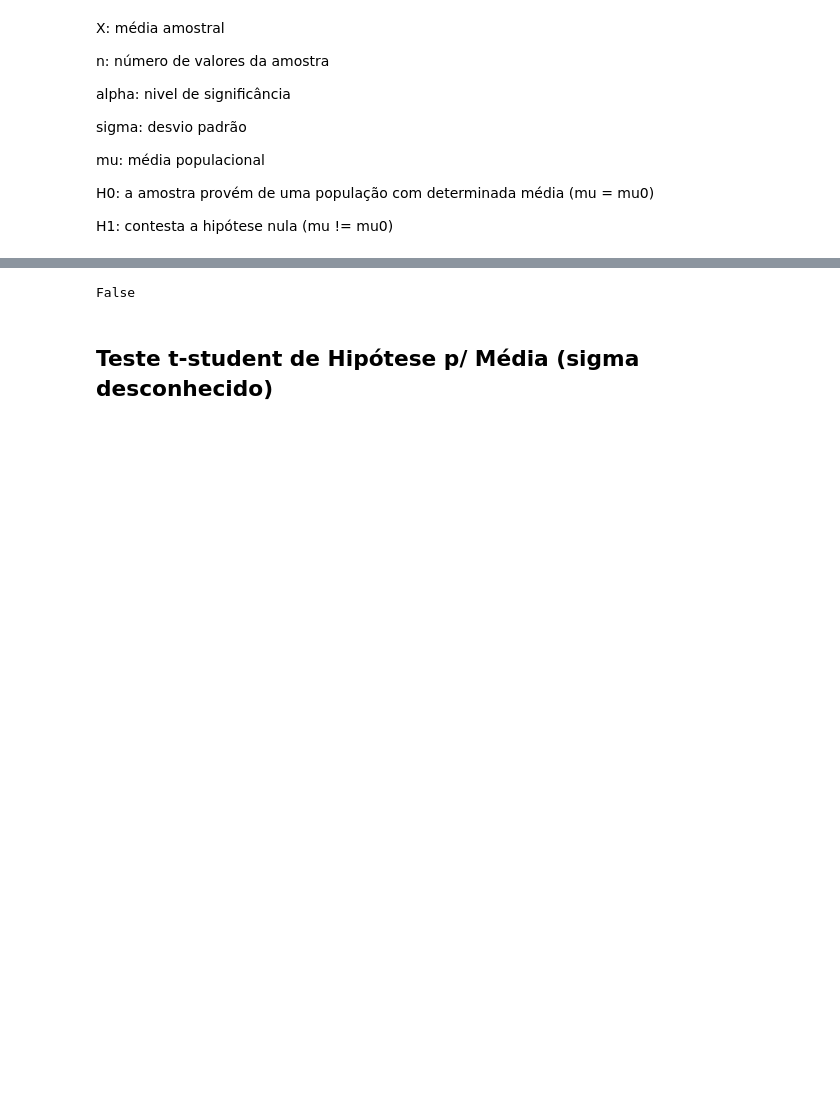
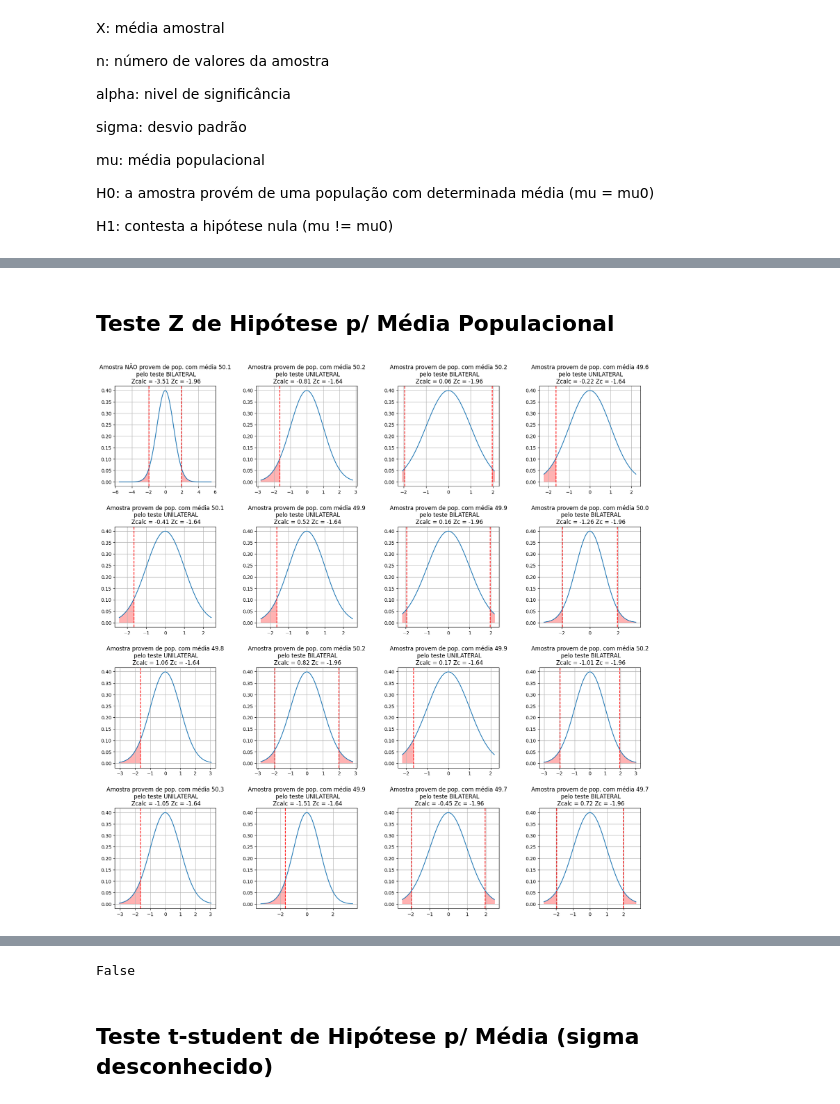
Before and after one commit to erlonL/testes-inferencia, a Jupyter notebook: Zscore.ipynb, the cells around one changed output, grey strips where cells are left out. Cells and saved outputs as stored; diff of their text form; code cells hidden in the pictures; blank space fills up the shorter version.

```diff
--- a/Zscore.ipynb
+++ b/Zscore.ipynb
@@ -43,6 +37,6 @@ def media_amostral(numero):
 # %%
 def treat_values(values):
-    values = [round(x, ndigits=0) for x in values]
+    values = [round(x, ndigits=1) for x in values]
     values = np.array(values)
     return values
 # %%
@@ -55,6 +49,8 @@ def statistics(values):
     cont = len(values)
 
     return media, var, dp, cont
+# %% [markdown]
+## Teste Z de Hipótese p/ Média Populacional
 # %%
 def Zscore(X, n, alpha, mu0, sigma, teste):
   Z = (X - mu0) / (sigma/(n)**(1/2))
@@ -125,0 +78,71 @@ plt.show()
+# %%
+tipo = ['UNILATERAL', 'BILATERAL']
+rdf = pd.DataFrame()
+is_accepted = []
+is_accepted_test = []
+
+fig, axs = plt.subplots(nrows=4, ncols=4, figsize=(20, 20))
+plt.subplots_adjust(wspace=0.4, hspace=0.4)
+
+for h in range(4):
+  is_accepted_child = []
+  is_accepted_test_child = []
+  for j in range(4):
+    populacao = treat_values(generate_normal_random_values(5000, 0, 100))
+    amostra = treat_values(generate_normal_random_values(10, 0, 100))
+
+    media_pop, var_pop, dp_pop, cont_pop = statistics(populacao)
+    media_am, var_am, dp_am, cont_am = statistics(amostra)
+
+    teste = random.choice(tipo)
+    alpha = 0.05
+
+    Z = (media_am - media_pop) / (dp_pop/(cont_am)**(1/2))
+    if teste == 'UNILATERAL':
+      ppf = stats.norm.ppf(alpha)
+    elif teste == 'BILATERAL':
+      ppf = stats.norm.ppf(alpha/2)
+
+    is_accepted_child.append(Zscore(media_pop, cont_am, alpha, media_am, dp_pop, teste))
+
+    if(is_accepted_child[j]):
+      axs[h][j].set_title(f'Amostra provem de pop. com média {media_pop:.1f}\n pelo teste {teste}\n Zcalc = {Z:.2f} Zc = {ppf:.2f}')
+    else:
+      axs[h][j].set_title(f'Amostra NÃO provem de pop. com média {media_pop:.1f}\n pelo teste {teste}\n Zcalc = {Z:.2f} Zc = {ppf:.2f}')
+
+    lim = abs(Z) + 2
+    x = np.linspace(-lim, lim, 1000)
+    y = stats.norm.pdf(x, 0, 1)
+
+    if teste == 'UNILATERAL':
+      axs[h][j].plot(x, y, label=f'Distribuição t ({cont_am-1} graus de liberdade)')
+      axs[h][j].axvline(ppf, color='red', linestyle='--', label=f'Valor crítico de t: {ppf:.3f}')
+      axs[h][j].fill_between(x, 0, y, where=(x <= ppf), color='red', alpha=0.3)
+      axs[h][j].grid(True)
+
+    elif teste == 'BILATERAL':
+      axs[h][j].plot(x, y, label=f'Distribuição t ({cont_am-1} graus de liberdade)')
+      axs[h][j].axvline(ppf, color='red', linestyle='--', label=f'Valor crítico de t: {ppf:.3f}')
+      axs[h][j].axvline(-ppf, color='red', linestyle='--', label=f'Valor crítico de t: {ppf:.3f}')
+      axs[h][j].fill_between(x, 0, y, where=(x >= -ppf), color='red', alpha=0.3)
+      axs[h][j].fill_between(x, 0, y, where=(x <= ppf), color='red', alpha=0.3)
+      axs[h][j].grid(True)
+
+    linha = {}
+    linha['N amostral'] = cont_am
+    linha['Média populacional'] = media_pop
+    linha['Média amostral'] = media_am
+    linha['Desvio Padrão populacional'] = dp_pop
+    linha['Zcalc'] = Z
+    linha['Zcritico'] = ppf
+    linha['Teste'] = teste
+    linha['Resultado'] = is_accepted_child[j]
+
+    rdf = pd.concat([rdf, pd.DataFrame([linha])])
+
+  is_accepted.append(is_accepted_child)
+  is_accepted_test.append(is_accepted_test_child)
+
+plt.show()
+# %% [output]
+[figure, added]
```
Also changed, not shown: parts of 19 cells of this notebook.
